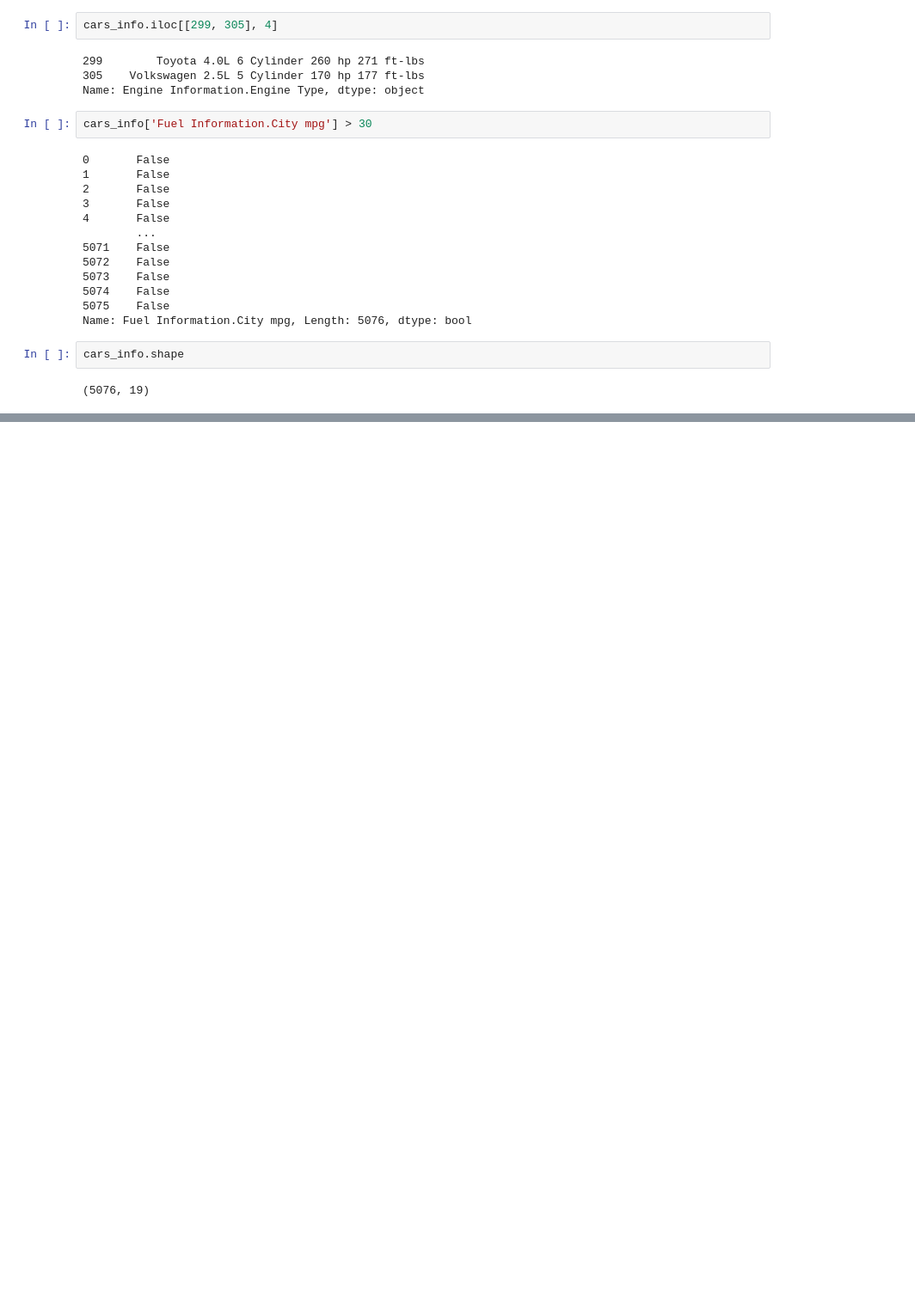
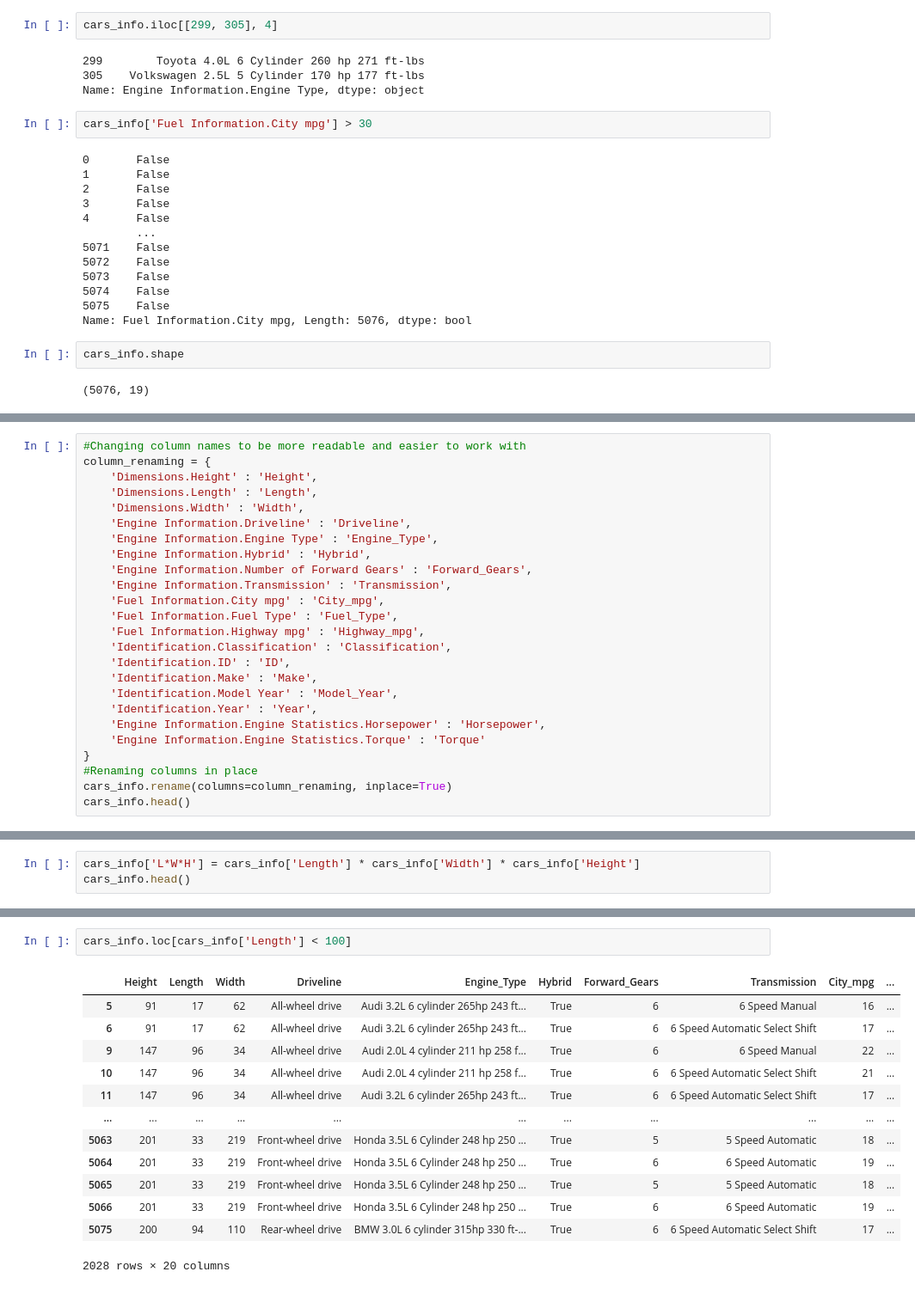
Before and after one commit to robshe26/CS130-Final, a Jupyter notebook: analysis.ipynb, the cells around one changed output, grey strips where cells are left out. Shown at 86% size. Drawn from its saved outputs; the diff is of its cells as text; blank space fills up the shorter version.

```diff
--- a/analysis.ipynb
+++ b/analysis.ipynb
@@ -118,0 +128,25 @@ Tim ate 3 slices of pie.
+# %%
+#Changing column names to be more readable and easier to work with
+column_renaming = {
+    'Dimensions.Height' : 'Height',
+    'Dimensions.Length' : 'Length',
+    'Dimensions.Width' : 'Width',
+    'Engine Information.Driveline' : 'Driveline',
+    'Engine Information.Engine Type' : 'Engine_Type',
+    'Engine Information.Hybrid' : 'Hybrid',
+    'Engine Information.Number of Forward Gears' : 'Forward_Gears',
+    'Engine Information.Transmission' : 'Transmission',
+    'Fuel Information.City mpg' : 'City_mpg',
+    'Fuel Information.Fuel Type' : 'Fuel_Type',
+    'Fuel Information.Highway mpg' : 'Highway_mpg',
+    'Identification.Classification' : 'Classification',
+    'Identification.ID' : 'ID',
+    'Identification.Make' : 'Make',
+    'Identification.Model Year' : 'Model_Year',
+    'Identification.Year' : 'Year',
+    'Engine Information.Engine Statistics.Horsepower' : 'Horsepower',
+    'Engine Information.Engine Statistics.Torque' : 'Torque'
+}
+#Renaming columns in place
+cars_info.rename(columns=column_renaming, inplace=True)
+cars_info.head()
@@ -118,0 +160,3 @@ Tim ate 3 slices of pie.
+# %%
+cars_info['L*W*H'] = cars_info['Length'] * cars_info['Width'] * cars_info['Height']
+cars_info.head()
@@ -118,0 +302,16 @@ Tim ate 3 slices of pie.
+# %%
+cars_info.loc[cars_info['Length'] < 100]
+# %% [output]
+|  | Height | Length | Width | Driveline | Engine_Type | Hybrid | Forward_Gears | Transmission | City_mpg | ... |
+| 5 | 91 | 17 | 62 | All-wheel drive | Audi 3.2L 6 cylinder 265hp 243 ft... | True | 6 | 6 Speed Manual | 16 | ... |
+| 6 | 91 | 17 | 62 | All-wheel drive | Audi 3.2L 6 cylinder 265hp 243 ft... | True | 6 | 6 Speed Automatic Select Shift | 17 | ... |
+| 9 | 147 | 96 | 34 | All-wheel drive | Audi 2.0L 4 cylinder 211 hp 258 f... | True | 6 | 6 Speed Manual | 22 | ... |
+| 10 | 147 | 96 | 34 | All-wheel drive | Audi 2.0L 4 cylinder 211 hp 258 f... | True | 6 | 6 Speed Automatic Select Shift | 21 | ... |
+| 11 | 147 | 96 | 34 | All-wheel drive | Audi 3.2L 6 cylinder 265hp 243 ft... | True | 6 | 6 Speed Automatic Select Shift | 17 | ... |
+| ... | ... | ... | ... | ... | ... | ... | ... | ... | ... | ... |
+| 5063 | 201 | 33 | 219 | Front-wheel drive | Honda 3.5L 6 Cylinder 248 hp 250 ... | True | 5 | 5 Speed Automatic | 18 | ... |
+| 5064 | 201 | 33 | 219 | Front-wheel drive | Honda 3.5L 6 Cylinder 248 hp 250 ... | True | 6 | 6 Speed Automatic | 19 | ... |
+| 5065 | 201 | 33 | 219 | Front-wheel drive | Honda 3.5L 6 Cylinder 248 hp 250 ... | True | 5 | 5 Speed Automatic | 18 | ... |
+| 5066 | 201 | 33 | 219 | Front-wheel drive | Honda 3.5L 6 Cylinder 248 hp 250 ... | True | 6 | 6 Speed Automatic | 19 | ... |
+| 5075 | 200 | 94 | 110 | Rear-wheel drive | BMW 3.0L 6 cylinder 315hp 330 ft-... | True | 6 | 6 Speed Automatic Select Shift | 17 | ... |
+2028 rows × 20 columns
```
Also changed, not shown: parts of 27 cells of this notebook, 2 other files.
